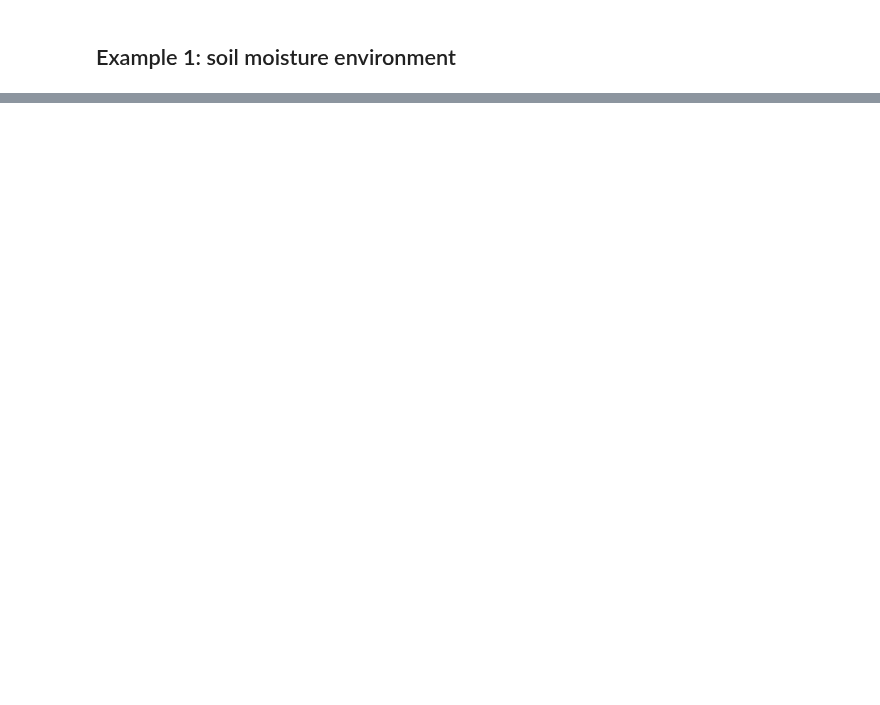
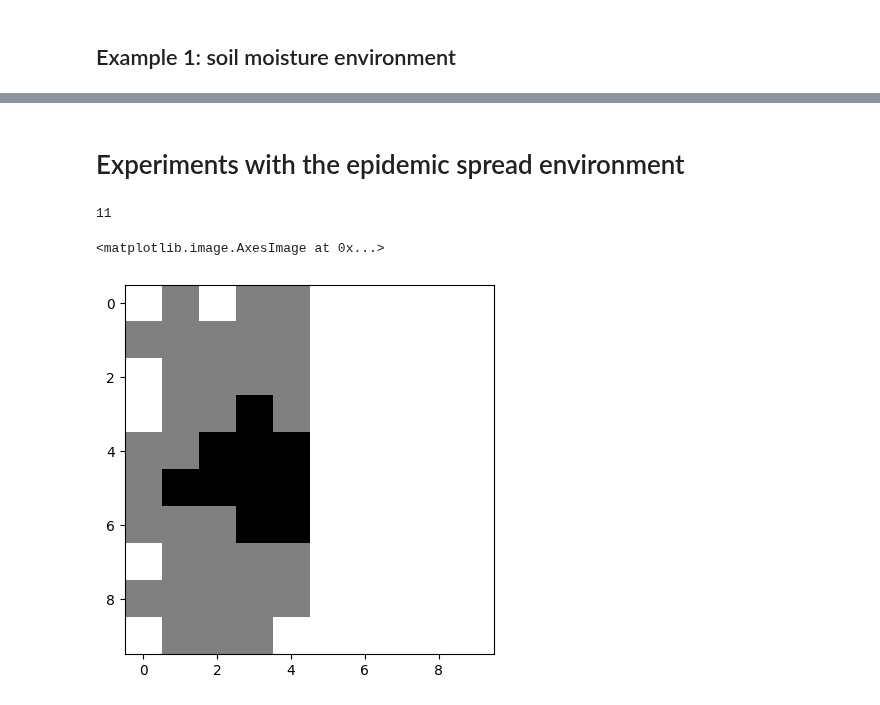
Before and after one commit to lboloni/WaterberryFarms, a Jupyter notebook: notebooks/IM-experiments.ipynb, the cells around one changed output, grey strips where cells are left out. Saved outputs shown, nothing was run; the diff lists cells and outputs as text; code cells hidden in the pictures; blank space fills up the shorter version.

```diff
--- a/notebooks/IM-experiments.ipynb
+++ b/notebooks/IM-experiments.ipynb
@@ -70,0 +84,30 @@ print(f"Score_rmse_weighted = {score_rmse_weighted}")
+# %% [markdown]
+# Experiments with the epidemic spread environment
+# %%
+# Epidemic spread with immunity mask
+width = 10 # 1000
+height = 10 # 2000
+immunity_mask = np.zeros((width, height))
+for i in range(width):
+    for j in range(2):
+        immunity_mask[i, height // 2 + j] = -2.0
+
+#spread_dimension = int(math.sqrt(width) / 6) * 2 + 3
+spread_dimension = 11
+print(spread_dimension)
+infection_seeds = 1 # 3 * max(int(width / 30), 1)
+p_transmission = 0.25
+# seeds 1*, 0.15 looks good for ccr
+# seeds 3*, 0.25 looks good for tylcv
+env = EpidemicSpreadEnvironment("crop", width, height, seed=1, infection_duration = 5,
+                                p_transmission = p_transmission, spread_dimension=spread_dimension,
+                                infection_seeds = infection_seeds, immunity_mask=immunity_mask)
+for t in range(10):
+    env.proceed(1.0)
+# %% [output]
+11
+# %%
+plt.imshow(env.value, vmin=0, vmax=1.0, cmap="gray")
+# %% [output]
+<matplotlib.image.AxesImage at 0x...>
+[figure, added]
```
Also changed, not shown: parts of 10 cells of this notebook, 3 other files.
